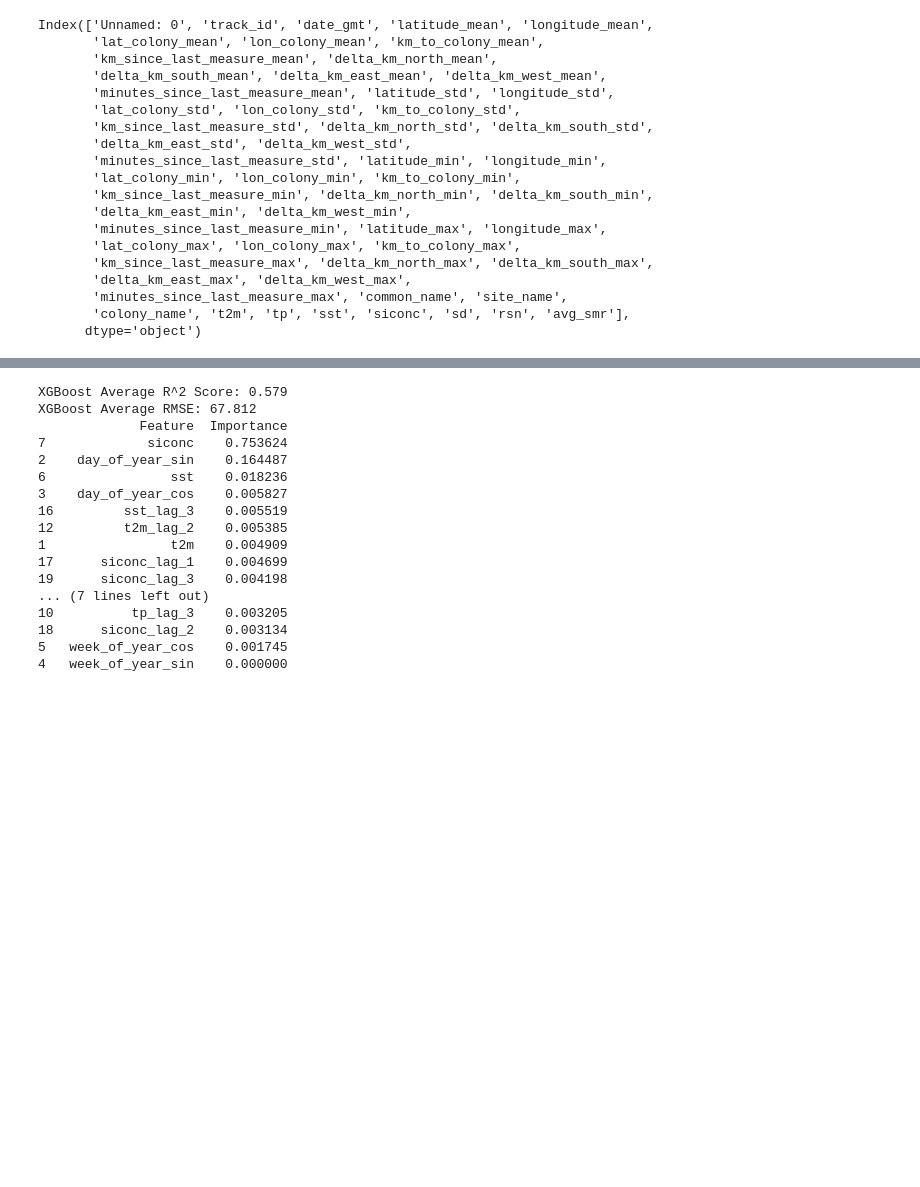
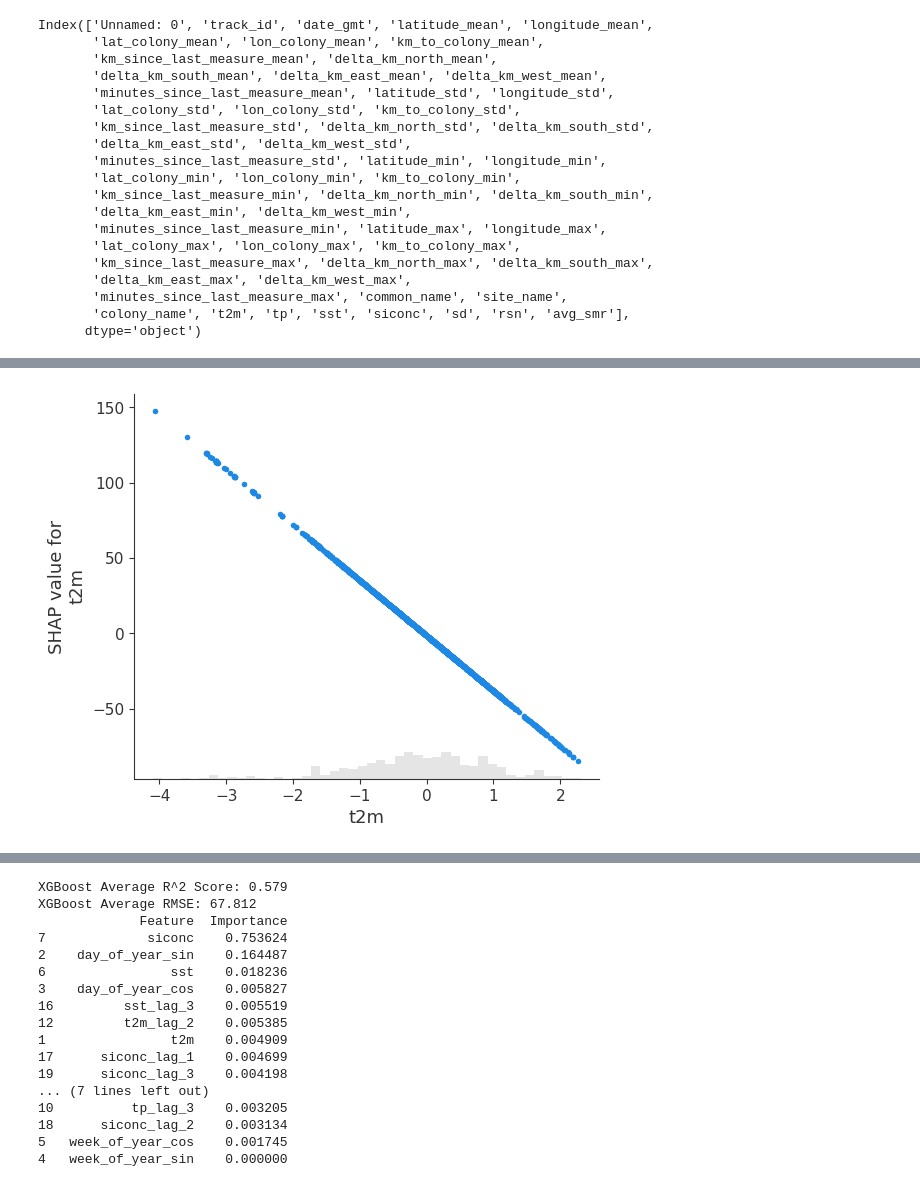
Before and after one commit to lennartp03/projectP, a Jupyter notebook: notebooks/time_series_analysis.ipynb, the cells around one changed output, grey strips where cells are left out. Saved outputs shown, nothing was run; the diff lists cells and outputs as text; code cells hidden in the pictures; blank space fills up the shorter version.

```diff
--- a/notebooks/time_series_analysis.ipynb
+++ b/notebooks/time_series_analysis.ipynb
@@ -194,0 +250,4 @@ Lasso Coefficients Sorted by Importance:
+# %%
+shap.plots.scatter(shap_values[:, "t2m"])
+# %% [output]
+[figure, added]
```
Also changed, not shown: parts of 9 cells of this notebook.
